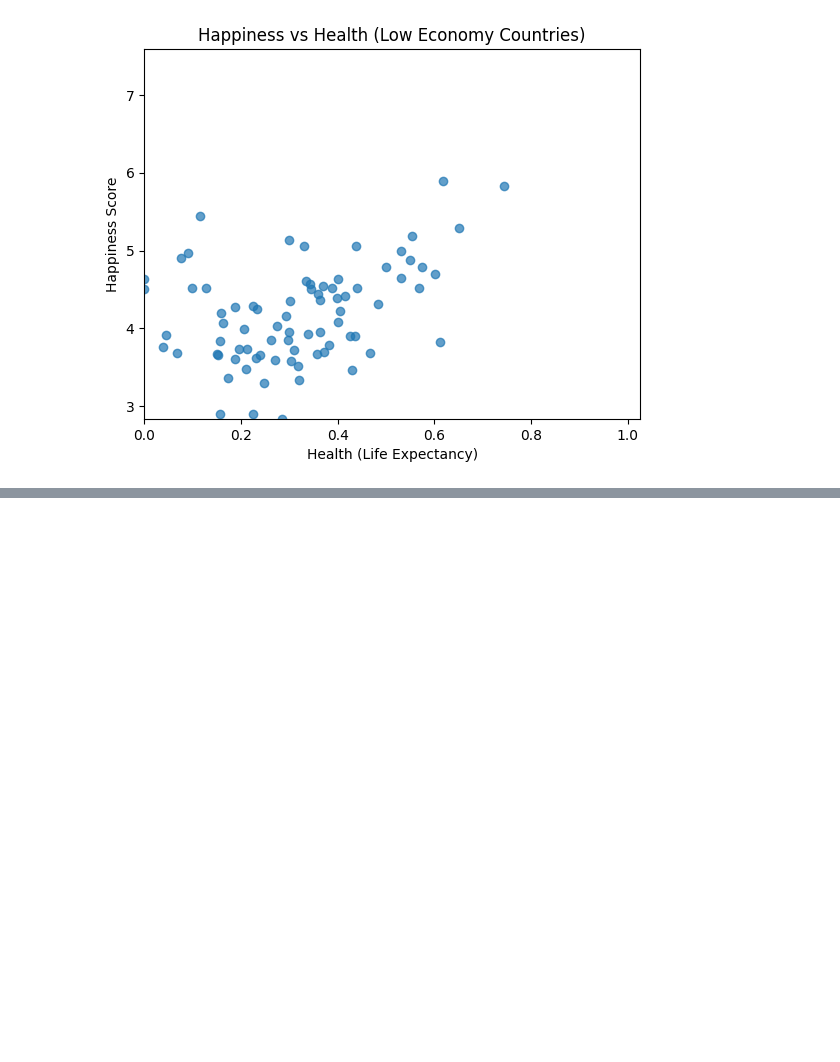
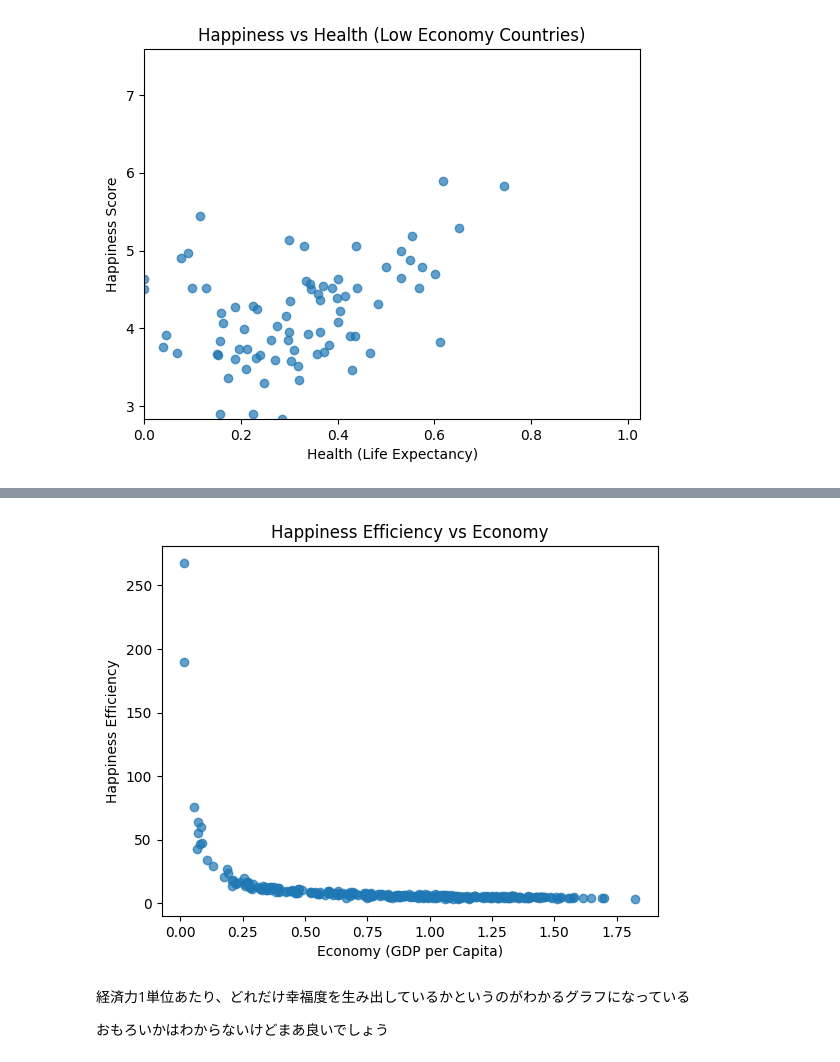
Before and after one commit to Tomoki250940/me, a Jupyter notebook: week14/Happiness_Report_𠮷田朋生.ipynb, the cells around one changed output, grey strips where cells are left out. Cells and saved outputs as stored; diff of their text form; code cells hidden in the pictures; blank space fills up the shorter version.

```diff
--- a/week14/Happiness_Report_𠮷田朋生.ipynb
+++ b/week14/Happiness_Report_𠮷田朋生.ipynb
@@ -318,0 +321,16 @@ plt.show()
+# %%
+df = df[[
+    "Happiness Score",
+    "Economy (GDP per Capita)"
+]].dropna()
+
+# 幸福度効率
+df["happiness_efficiency"] = (
+    df["Happiness Score"] / df["Economy (GDP per Capita)"]
+)
+
+# 上位10件を表示
+print(df.sort_values(
+    "happiness_efficiency",
+    ascending=False
+).head(10))
@@ -318,0 +349,17 @@ plt.show()
+# %%
+plt.scatter(
+    df["Economy (GDP per Capita)"],
+    df["happiness_efficiency"],
+    alpha=0.7
+)
+
+plt.xlabel("Economy (GDP per Capita)")
+plt.ylabel("Happiness Efficiency")
+plt.title("Happiness Efficiency vs Economy")
+plt.show()
+# %% [output]
+[figure, added]
+# %% [markdown]
+経済力1単位あたり、どれだけ幸福度を生み出しているかというのがわかるグラフになっている
+
+おもろいかはわからないけどまあ良いでしょう
```
Also changed, not shown: parts of 5 cells of this notebook.
